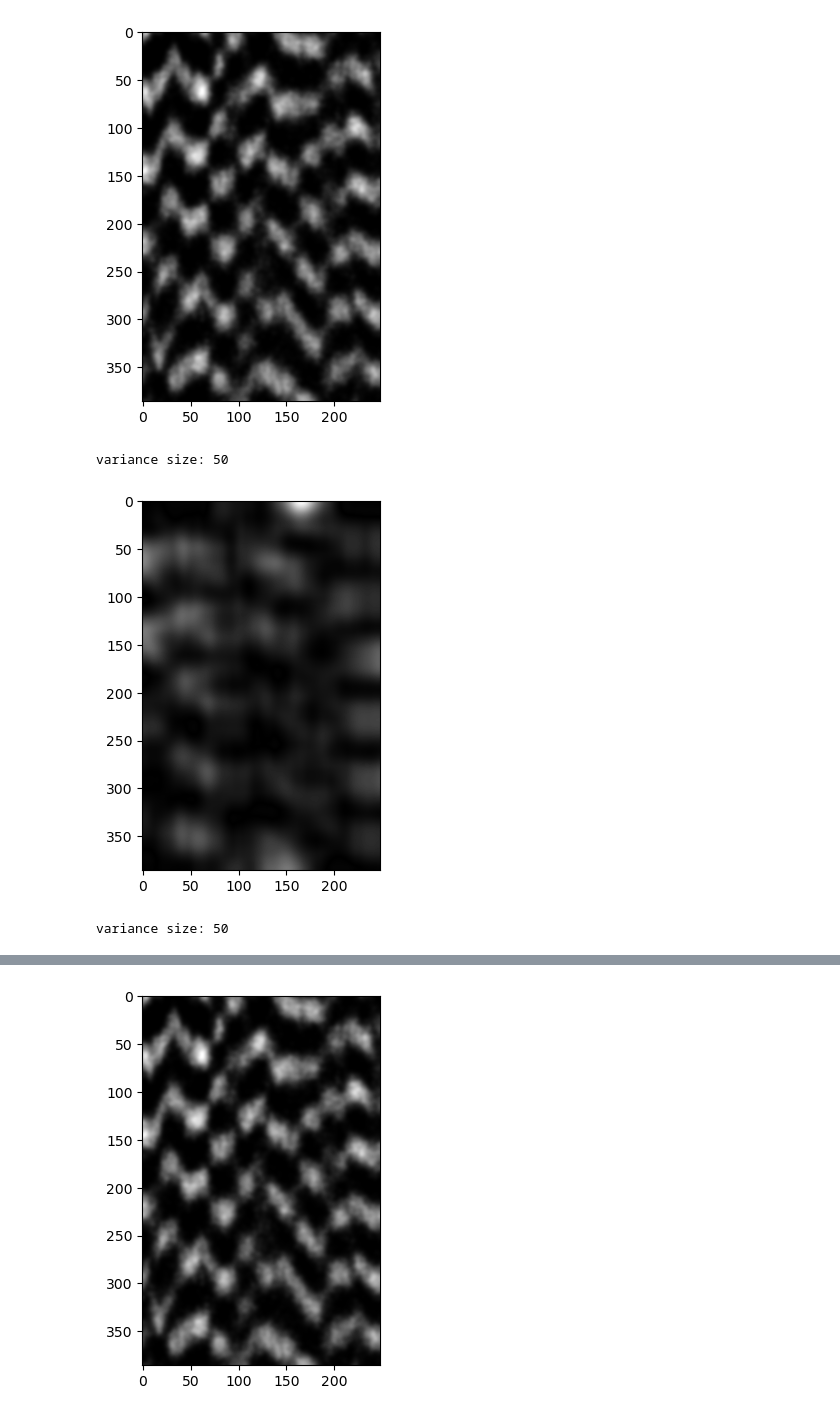
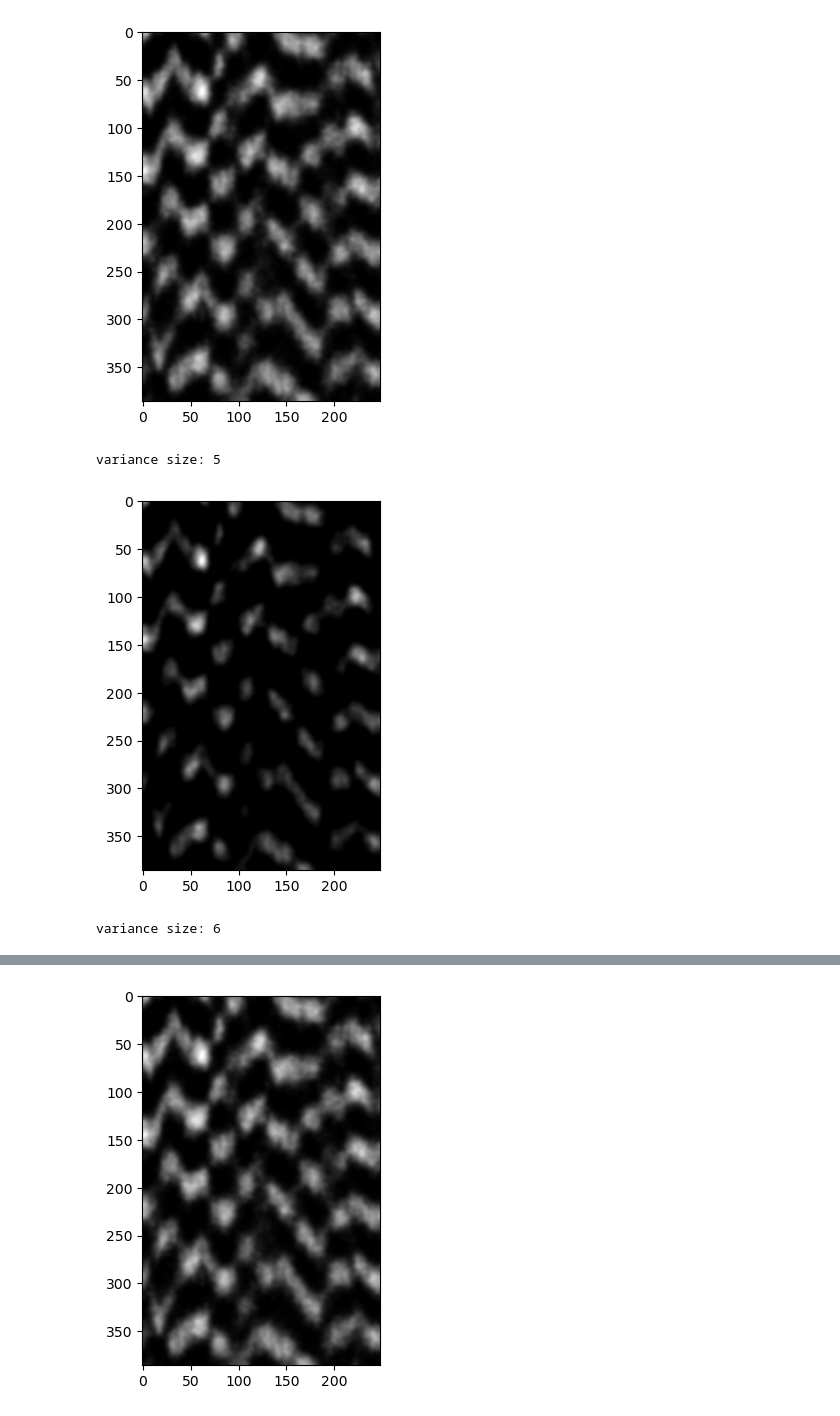
Before and after one commit to domchom/CellProfiler-plugins, a Jupyter notebook: dom_testing/Linear_variance_transform.ipynb, the cells around one changed output, grey strips where cells are left out. Saved outputs shown, nothing was run; the diff lists cells and outputs as text; code cells hidden in the pictures.

Commit message:
working on more variance transform for kymogprahs

```diff
--- a/dom_testing/Linear_variance_transform.ipynb
+++ b/dom_testing/Linear_variance_transform.ipynb
@@ -46,35 +46,35 @@ def reg_variance_transform(image_array, win_low, win_high, range_check, window):
 
         for window in window_range:
             result = abs(scipy.ndimage.uniform_filter(image_array**2, size=window, output=np.float64) -
                         (scipy.ndimage.uniform_filter(image_array, size=window, output=np.float64)**2))
             variance = result.max()
             if variance > max_variance:
                 max_variance = variance
                 size = window
 
     output_image_array = abs(scipy.ndimage.uniform_filter(image_array**2, size=size, output=np.float64)
                         - (scipy.ndimage.uniform_filter(image_array, size=size, output=np.float64)**2))
 
     return output_image_array, size
 
 images = convert_images('/Users/domchom/Desktop/cell_profiler_test/Kymograph_variance')
 
 for image in images:
     img = images[image]
     plt.imshow(img[0], cmap='gray')
     plt.show()
 
-    variance_image, size = reg_variance_transform(img, 5, 50, False, 50)
+    variance_image, size = reg_variance_transform(img, 5, 50, False, 5)
     print(f'variance size: {size}')
     plt.imshow(variance_image[0], cmap='gray')
     plt.show()
 
-    variance_again_image, size = reg_variance_transform(variance_image, 5, 50, False, 50)
+    variance_again_image, size = reg_variance_transform(variance_image, 5, 50, False, 6)
     print(f'variance size: {size}')
     plt.imshow(variance_again_image[0], cmap='gray')
     plt.show()
 # %% [output]
 [figure]
-variance size: 50
+variance size: 5
-[figure, old version]
+[figure, new version]
-variance size: 50
+variance size: 6
```
Also changed, not shown: parts of 2 cells of this notebook, 1 other file.
